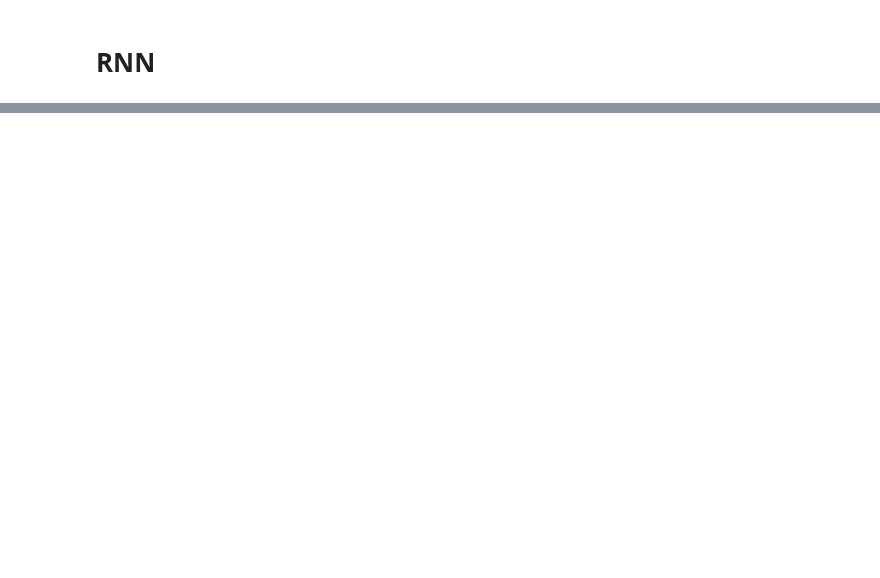
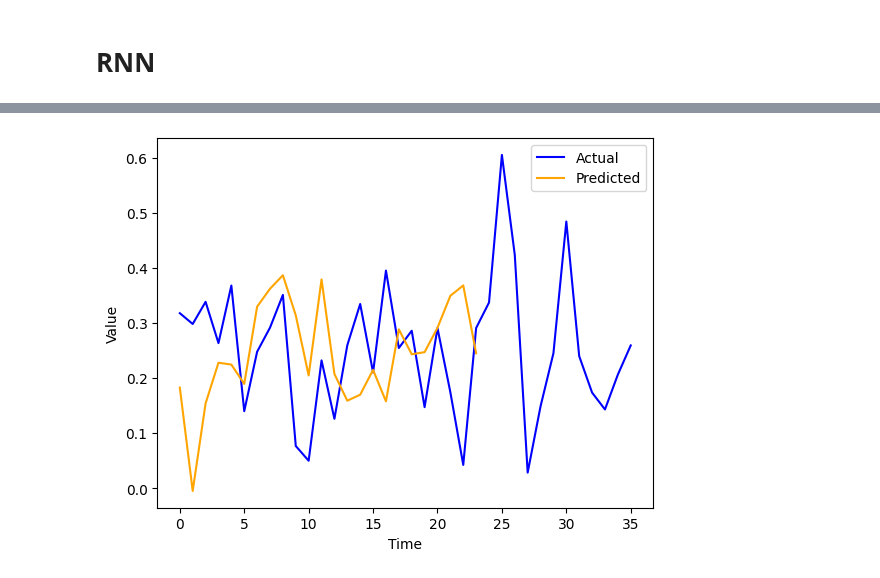
Before and after one commit to loypekyong/DeepLearningProject, a Jupyter notebook: weather_prediction.ipynb, the cells around one changed output, grey strips where cells are left out. Cells and saved outputs as stored; diff of their text form; code cells hidden in the pictures; blank space fills up the shorter version.

```diff
--- a/weather_prediction.ipynb
+++ b/weather_prediction.ipynb
@@ -34,13 +37,18 @@ for i, file in enumerate(os.listdir(datafolder)):
         df = pd.read_csv(datafolder + file)
         merge_df = pd.merge(merge_df, df, on="month")
 
+#Set
 merge_df["month_num"] = merge_df["month"].apply(lambda x: int(x.split("-")[1]))
+
+merge_df['month'] = pd.to_datetime(merge_df['month'], format='%Y-%m').dt.to_period('M')
+merge_df.set_index('month', inplace=True)
+
+
 
 group_2 = ['2022', '1999', '2008', '1990']
 group_3 = ['2023', '2009', '1998', '1991']
 
 # Filter DataFrames by year
-valid_df = merge_df[merge_df['month'].str.split('-').str[0].isin(group_2)]
-test_df = merge_df[merge_df['month'].str.split('-').str[0].isin(group_3)]
-
-train_df = merge_df[~merge_df['month'].str.split('-').str[0].isin(group_2 + group_3)]
+valid_df = merge_df[merge_df.index.year.astype(str).isin(group_2)]
+test_df = merge_df[merge_df.index.year.astype(str).isin(group_3)]
+train_df = merge_df[~merge_df.index.year.astype(str).isin(group_2 + group_3)]
@@ -208,0 +215,25 @@ KeyboardInterrupt:
+# %%
+# plot actual vs predicted
+
+def plot_actual_vs_predicted(model, dataloader):
+    model.eval()
+    actual = []
+    predicted = []
+    with torch.no_grad():
+        for inputs, targets in dataloader:
+            inputs = inputs.to(device).float()
+            targets = targets[:, -1].to(device).float()
+            outputs = model(inputs)
+            actual.extend(targets.cpu().numpy())
+            predicted.extend(outputs.cpu().numpy()[0])
+    plt.plot(actual, label='Actual', color='blue')
+    plt.plot(predicted, label='Predicted', color='orange')
+    plt.xlabel('Time')
+    plt.ylabel('Value')
+    plt.legend()
+    plt.show()
+    return actual, predicted
+
+actual, predicted = plot_actual_vs_predicted(rnn_model, test_dataloader)
+# %% [output]
+[figure, added]
```
Also changed, not shown: parts of 15 cells of this notebook, 13 other files.
